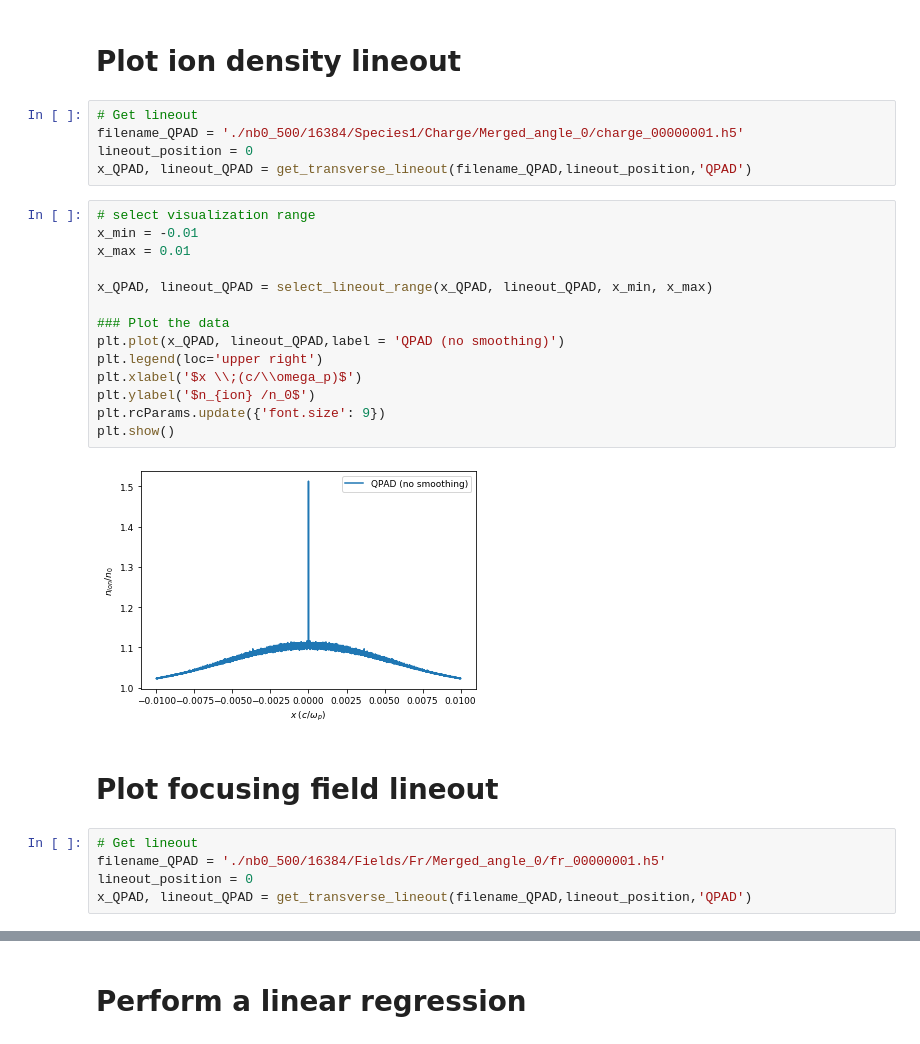
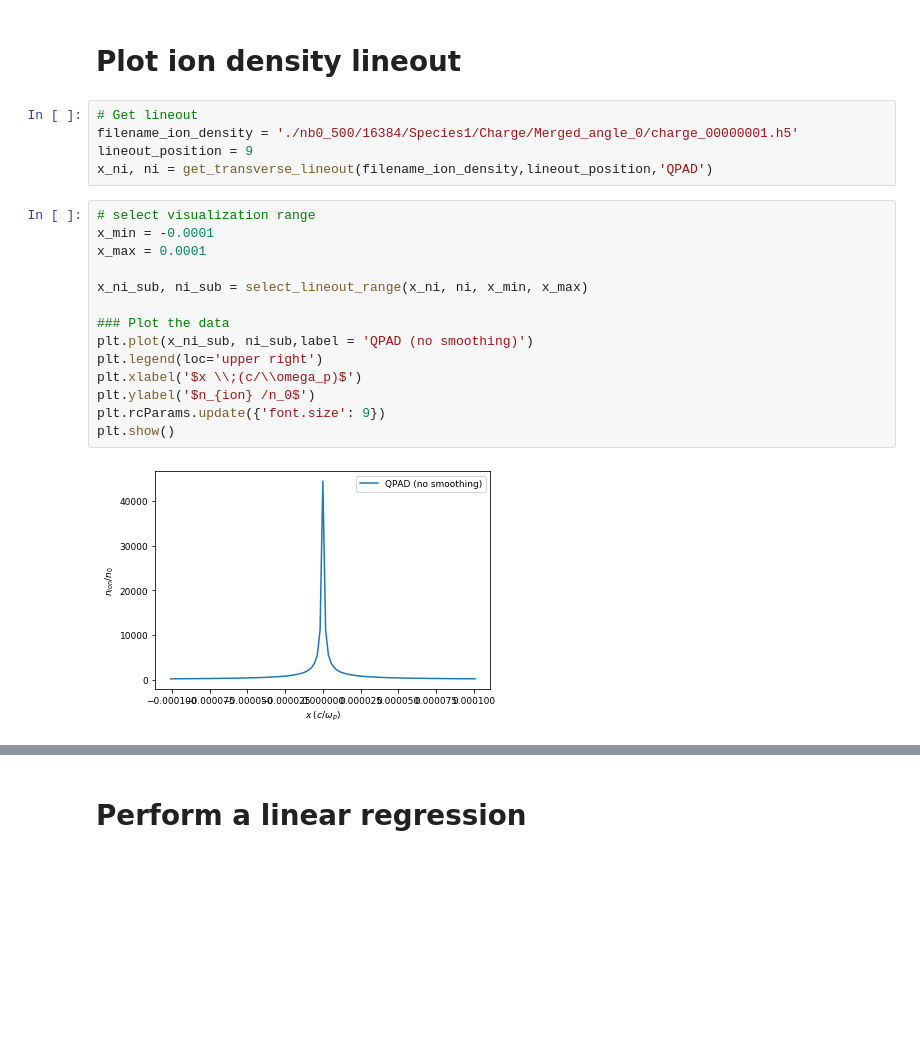
Before and after one commit to uclazyj/JupyterQpic, a Jupyter notebook: plot_lineout_QPAD.ipynb, the cells around one changed output, grey strips where cells are left out. Drawn from its saved outputs; the diff is of its cells as text; blank space fills up the shorter version.

```diff
--- a/plot_lineout_QPAD.ipynb
+++ b/plot_lineout_QPAD.ipynb
@@ -43,29 +75,22 @@ def select_lineout_range(x,lineout,x_min,x_max):
 # Plot ion density lineout
 # %%
 # Get lineout
-filename_QPAD = './nb0_500/16384/Species1/Charge/Merged_angle_0/charge_00000001.h5'
-lineout_position = 0
-x_QPAD, lineout_QPAD = get_transverse_lineout(filename_QPAD,lineout_position,'QPAD')
+filename_ion_density = './nb0_500/16384/Species1/Charge/Merged_angle_0/charge_00000001.h5'
+lineout_position = 9
+x_ni, ni = get_transverse_lineout(filename_ion_density,lineout_position,'QPAD')
 # %%
 # select visualization range
-x_min = -0.01
-x_max = 0.01
+x_min = -0.0001
+x_max = 0.0001
 
-x_QPAD, lineout_QPAD = select_lineout_range(x_QPAD, lineout_QPAD, x_min, x_max)
+x_ni_sub, ni_sub = select_lineout_range(x_ni, ni, x_min, x_max)
 
 ### Plot the data
-plt.plot(x_QPAD, lineout_QPAD,label = 'QPAD (no smoothing)')
+plt.plot(x_ni_sub, ni_sub,label = 'QPAD (no smoothing)')
 plt.legend(loc='upper right')
 plt.xlabel('$x \\;(c/\\omega_p)$')
 plt.ylabel('$n_{ion} /n_0$')
 plt.rcParams.update({'font.size': 9})
 plt.show()
 # %% [output]
-[figure, old version]
+[figure, new version]
-# %% [markdown]
-# Plot focusing field lineout
-# %%
-# Get lineout
-filename_QPAD = './nb0_500/16384/Fields/Fr/Merged_angle_0/fr_00000001.h5'
-lineout_position = 0
-x_QPAD, lineout_QPAD = get_transverse_lineout(filename_QPAD,lineout_position,'QPAD')
```
Also changed, not shown: parts of 5 cells of this notebook.
